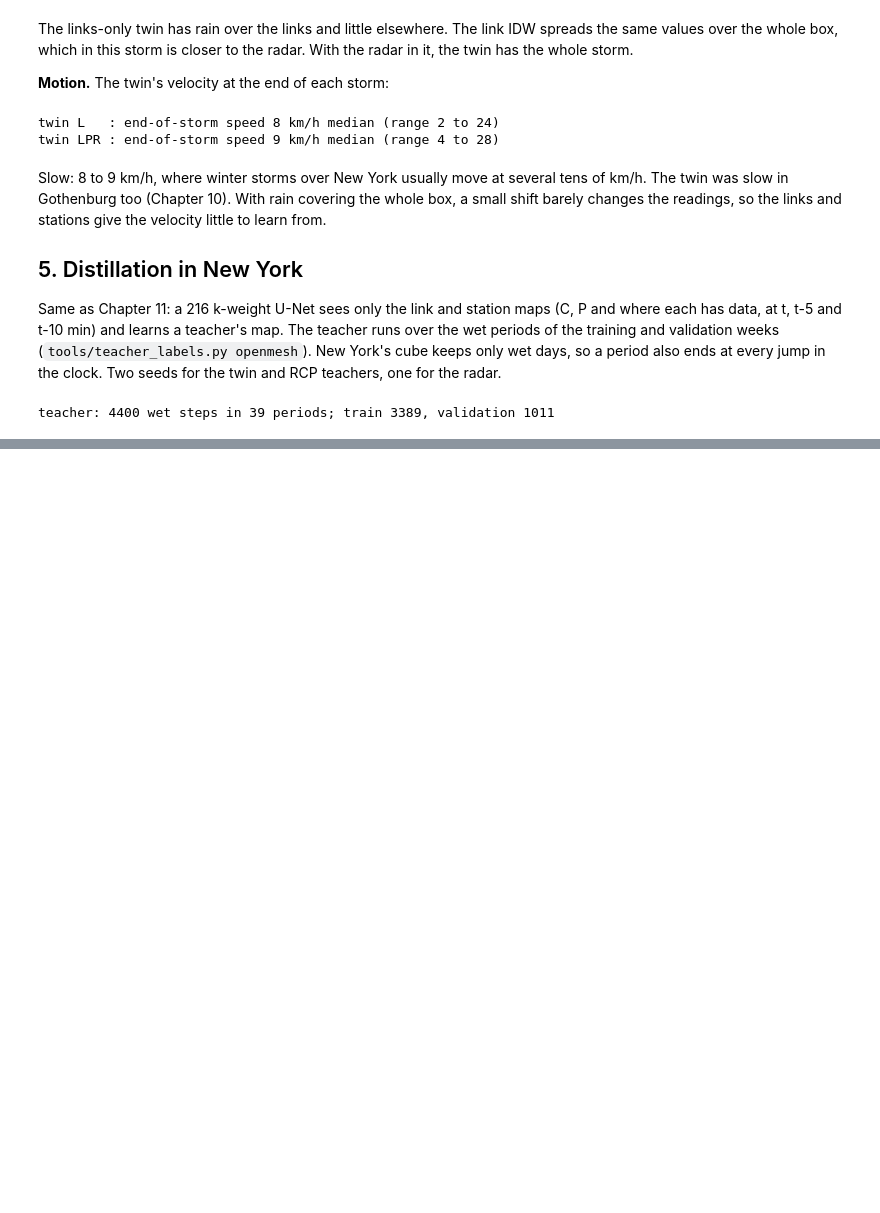
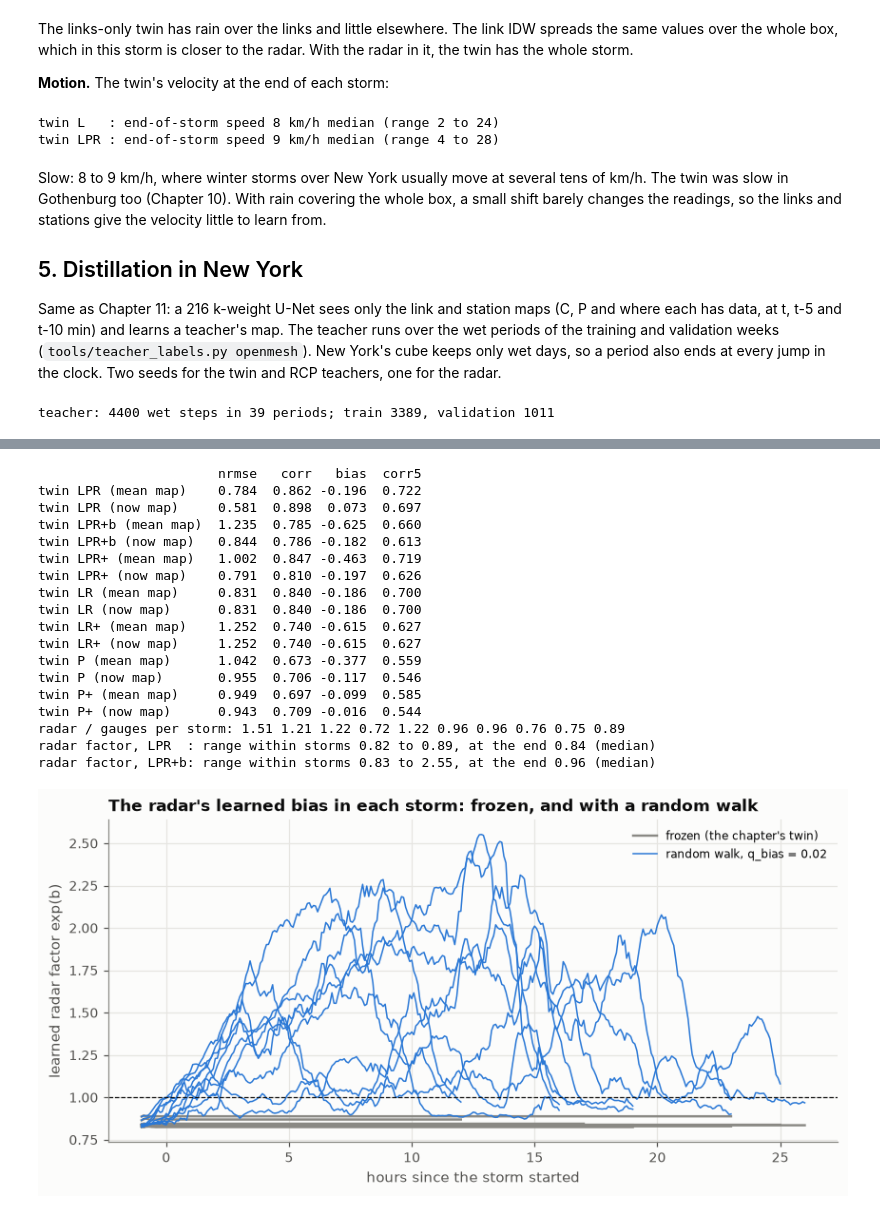
Before and after one commit to drorjac/pinn_digital_twin, a Jupyter notebook: notebooks/12_new_york_transfer.ipynb, the cells around one changed output, grey strips where cells are left out. Saved outputs shown, nothing was run; the diff lists cells and outputs as text; code cells hidden in the pictures; blank space fills up the shorter version.

```diff
--- a/notebooks/12_new_york_transfer.ipynb
+++ b/notebooks/12_new_york_transfer.ipynb
@@ -429,0 +423,53 @@ correct it), or score both cities at the stations by leaving each one out, as Fi
+# %%
+FIX = CACHE / "fix"
+FIX_MIXES = ["LPR", "LPR+b", "LPR+", "LR+", "P+"]
+assert all((FIX / f"{NET}_{m}_{n}.npz").exists() for m in FIX_MIXES for n, _, _ in EVENTS), \
+    "run python tools/bias_fix_runs.py first"
+fix = {m: [np.load(FIX / f"{NET}_{m}_{n}.npz") for n, _, _ in EVENTS] for m in FIX_MIXES}
+assert np.allclose(np.concatenate([d["now"] for d in fix["LPR"]]), runs["LPR"]["now"], equal_nan=True)
+fix_table = {}
+for base, fixed in [("LPR", ["LPR+b", "LPR+"]), ("LR", ["LR+"]), ("P", ["P+"])]:
+    for m in [base] + fixed:
+        for k in ("mean", "now"):
+            g = runs[base][k] if m == base else np.concatenate([d[k] for d in fix[m]])
+            fix_table[f"twin {m} ({k} map)"] = score(g)
+print(pd.DataFrame(fix_table).T.round(3).to_string())
+ratio = [np.nansum(c.product("R", st[SPIN:])[:, GI[0], GI[1]]) / np.nansum(c.gauge_rain(st[SPIN:])) for st in steps]
+print("radar / gauges per storm:", " ".join(f"{r:.2f}" for r in ratio))
+for m in ("LPR", "LPR+b"):
+    f = [d["radar_factor"] for d in fix[m]]
+    print(f"radar factor, {m:5s}: range within storms {min(x.min() for x in f):.2f} to {max(x.max() for x in f):.2f}, "
+          f"at the end {np.median([x[-1] for x in f]):.2f} (median)")
+
+fig, ax = plt.subplots(figsize=(9, 4))
+for j, m in enumerate(("LPR", "LPR+b")):
+    for i, d in enumerate(fix[m]):
+        h = np.arange(d["radar_factor"].size) / 12 - 1
+        ax.plot(h, d["radar_factor"], color=(viz.MUTED, viz.TWIN)[j], lw=(1.6, 1.0)[j],
+                label=(None if i else ("frozen (the chapter's twin)", "random walk, q_bias = 0.02")[j]))
+ax.axhline(1, color=viz.INK, lw=0.8, ls="--")
+ax.set(xlabel="hours since the storm started", ylabel="learned radar factor exp(b)",
+       title="The radar's learned bias in each storm: frozen, and with a random walk")
+ax.legend(fontsize=8)
+viz.save(fig, f"{FIG_PREFIX}_bias.png")
+plt.show()
+# %% [output]
+                       nrmse   corr   bias  corr5
+twin LPR (mean map)    0.784  0.862 -0.196  0.722
+twin LPR (now map)     0.581  0.898  0.073  0.697
+twin LPR+b (mean map)  1.235  0.785 -0.625  0.660
+twin LPR+b (now map)   0.844  0.786 -0.182  0.613
+twin LPR+ (mean map)   1.002  0.847 -0.463  0.719
+twin LPR+ (now map)    0.791  0.810 -0.197  0.626
+twin LR (mean map)     0.831  0.840 -0.186  0.700
+twin LR (now map)      0.831  0.840 -0.186  0.700
+twin LR+ (mean map)    1.252  0.740 -0.615  0.627
+twin LR+ (now map)     1.252  0.740 -0.615  0.627
+twin P (mean map)      1.042  0.673 -0.377  0.559
+twin P (now map)       0.955  0.706 -0.117  0.546
+twin P+ (mean map)     0.949  0.697 -0.099  0.585
+twin P+ (now map)      0.943  0.709 -0.016  0.544
+radar / gauges per storm: 1.51 1.21 1.22 0.72 1.22 0.96 0.96 0.76 0.75 0.89
+radar factor, LPR  : range within storms 0.82 to 0.89, at the end 0.84 (median)
+radar factor, LPR+b: range within storms 0.83 to 2.55, at the end 0.96 (median)
+[figure, added]
```
Also changed, not shown: parts of 11 cells of this notebook, 48 other files.
